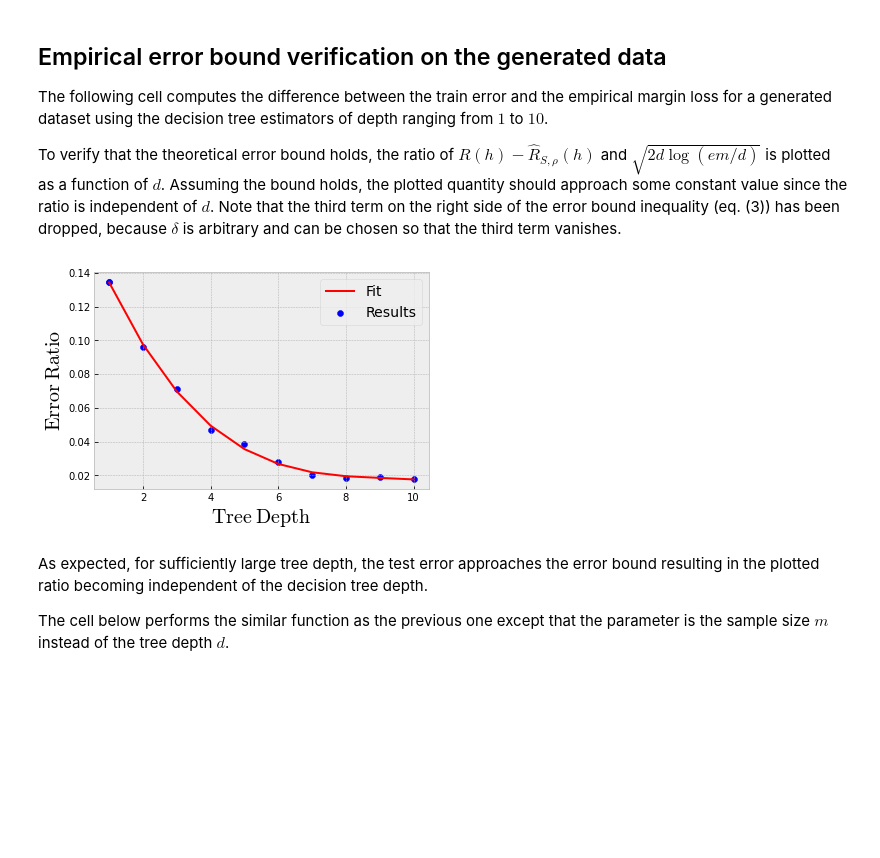
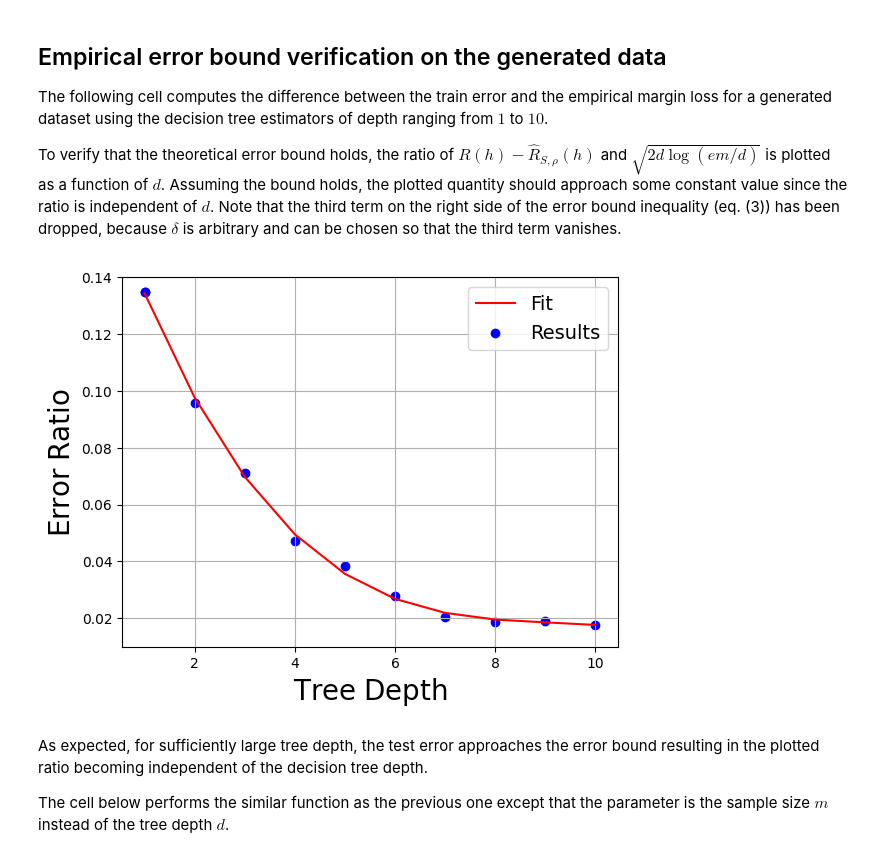
Before and after one commit to sanat-sh/MATH540_Boosting_EmpiricalErrorBoundVerification, a Jupyter notebook: MATH540_Boosting_ErrorBound.ipynb, the cells around one changed output. Cells and saved outputs as stored; diff of their text form; code cells hidden in the pictures; blank space fills up the shorter version.

```diff
--- a/MATH540_Boosting_ErrorBound.ipynb
+++ b/MATH540_Boosting_ErrorBound.ipynb
@@ -67,23 +67,25 @@ for k in depth:
 # %%
 # Plot for the error ratio as a function of the decision tree depth
 
 # Fit the data points using the polyfit function for plotting
 fitCoeff = np.polyfit(depth, np.divide(errorValue, errorBound), 3)
 p        = np.poly1d(fitCoeff)
 
 fig, ax = plt.subplots()
-plt.style.use("bmh")
+plt.style.use("fast")
 # Plot the data points and the fitted line
 ax.scatter(depth, np.divide(errorValue, errorBound), marker="o", color="blue", label="Results")
 plt.plot(depth, p(depth), color="red", label="Fit")
 ax.set_ylabel(r"$\rm Error\;Ratio$", fontsize=20)
 ax.set_xlabel(r"$\rm Tree\;Depth$", fontsize=20)
+ax.grid()
+plt.ylim(0.01, 0.14)
 plt.legend(prop={'size': 14})
 plt.show()
 # Save the figure if necessary
 # fig.savefig(fname="depth_GenData.pdf", dpi=400, format="pdf")
 # %% [output]
-[figure, old version]
+[figure, new version]
 # %% [markdown]
 As expected, for sufficiently large tree depth, the test error approaches the error bound resulting in the plotted ratio becoming independent of the decision tree depth.
 
```
Also changed, not shown: parts of 6 cells of this notebook.
